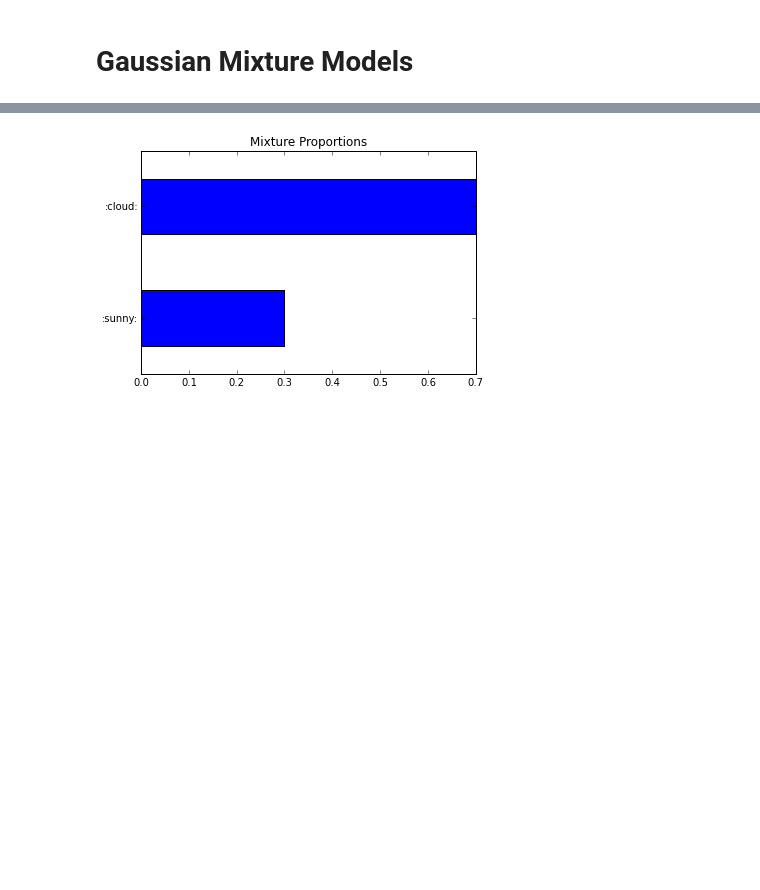
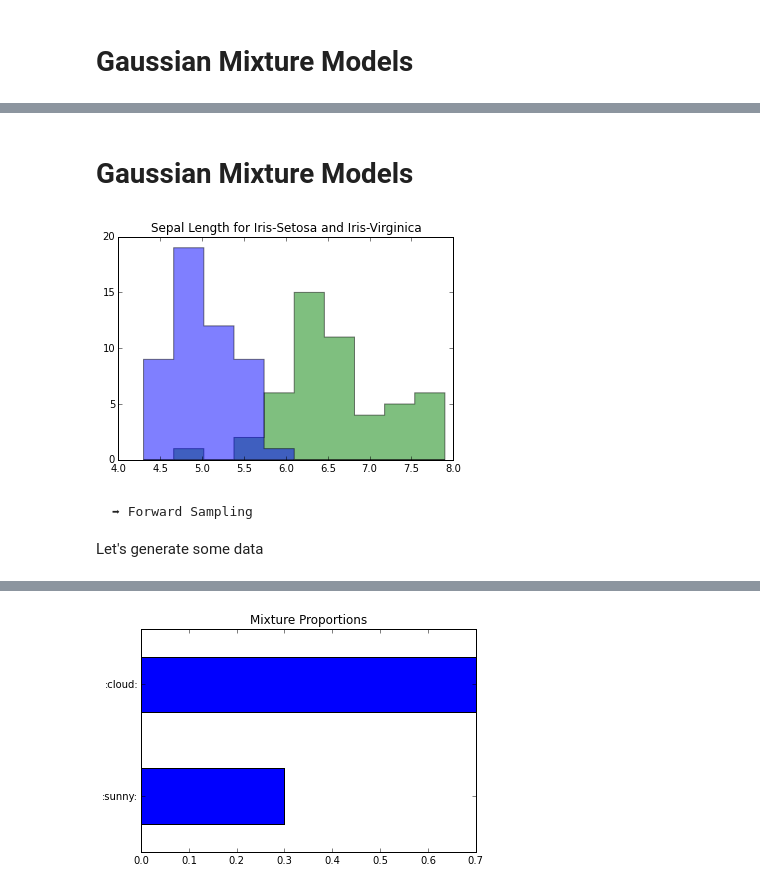
Before and after one commit to tdhopper/pydata-nyc-2015, a Jupyter notebook: topic-models-with-simulation.ipynb, the cells around one changed output, grey strips where cells are left out. Saved outputs shown, nothing was run; the diff lists cells and outputs as text; code cells hidden in the pictures; blank space fills up the shorter version.

```diff
--- a/topic-models-with-simulation.ipynb
+++ b/topic-models-with-simulation.ipynb
@@ -55,0 +80,10 @@ Duh.
+# %% [markdown]
+# Gaussian Mixture Models
+# %%
+plt.hist(**data2);_=plt.title(title)
+# %% [output]
+[figure, added]
+# %% [markdown]
+    ➡ Forward Sampling
+
+Let's generate some data
```
Also changed, not shown: parts of 21 cells of this notebook.
